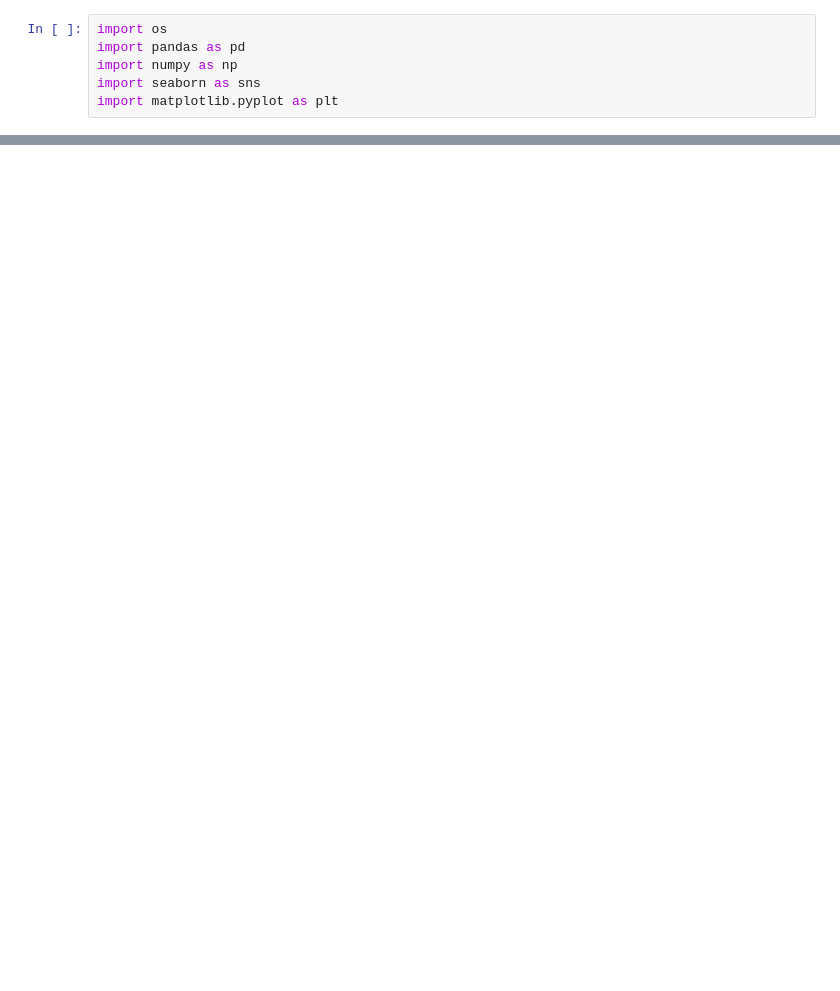
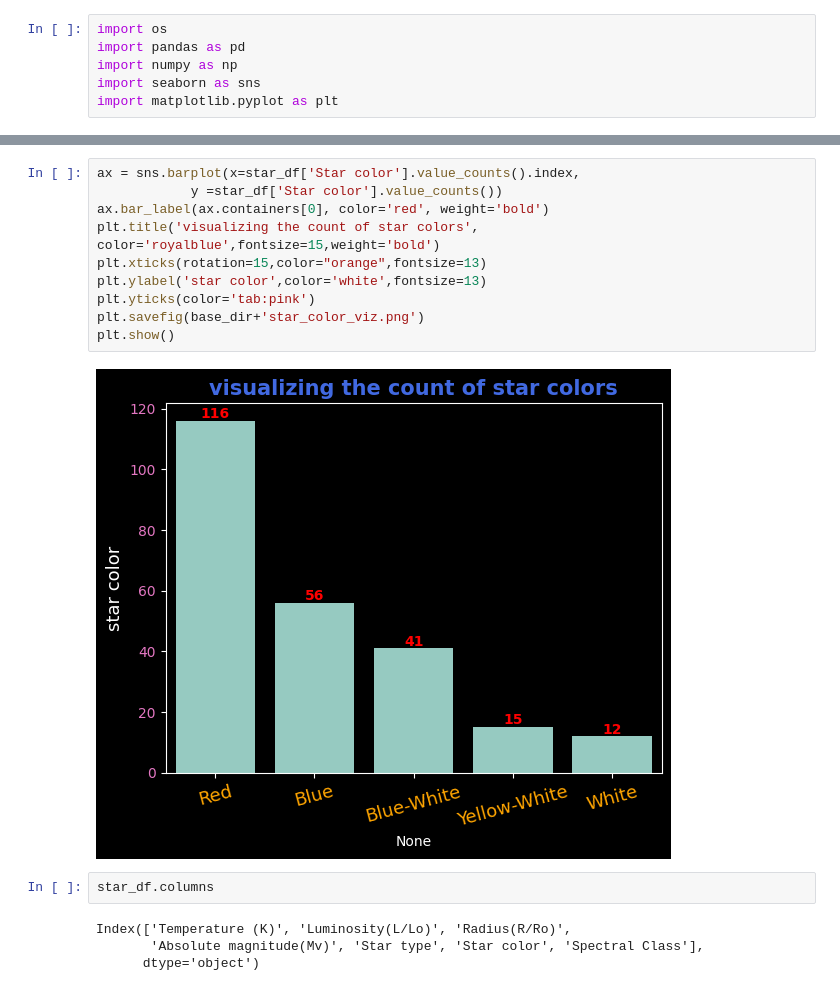
Before and after one commit to ankitkumar7033/AstronomicalDataAanalysisSparfitial, a Jupyter notebook: Untitled0.ipynb, the cells around one changed output, grey strips where cells are left out. Drawn from its saved outputs; the diff is of its cells as text; blank space fills up the shorter version.

```diff
--- a/Untitled0.ipynb
+++ b/Untitled0.ipynb
@@ -37,0 +48,18 @@ plt.show()
+# %%
+ax = sns.barplot(x=star_df['Star color'].value_counts().index,
+            y =star_df['Star color'].value_counts())
+ax.bar_label(ax.containers[0], color='red', weight='bold')
+plt.title('visualizing the count of star colors', color='royalblue',fontsize=15,weight='bold')
+plt.xticks(rotation=15,color="orange",fontsize=13)
+plt.ylabel('star color',color='white',fontsize=13)
+plt.yticks(color='tab:pink')
+plt.savefig(base_dir+'star_color_viz.png')
+plt.show()
+# %% [output]
+[figure, added]
+# %%
+star_df.columns
+# %% [output]
+Index(['Temperature (K)', 'Luminosity(L/Lo)', 'Radius(R/Ro)',
+       'Absolute magnitude(Mv)', 'Star type', 'Star color', 'Spectral Class'],
+      dtype='object')
```
Also changed, not shown: parts of 14 cells of this notebook.
